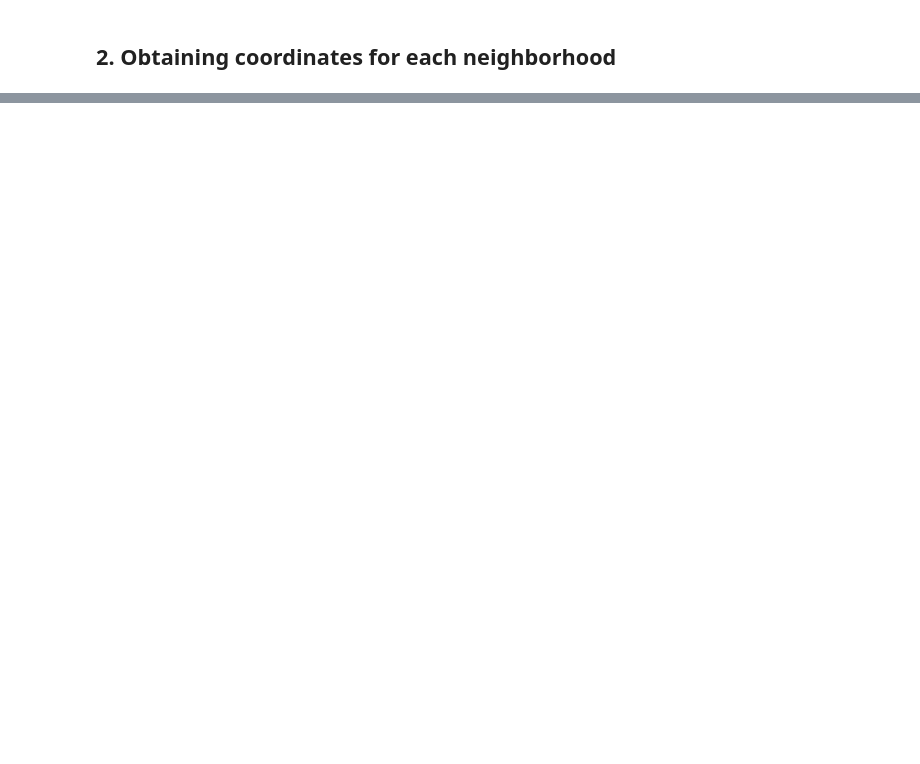
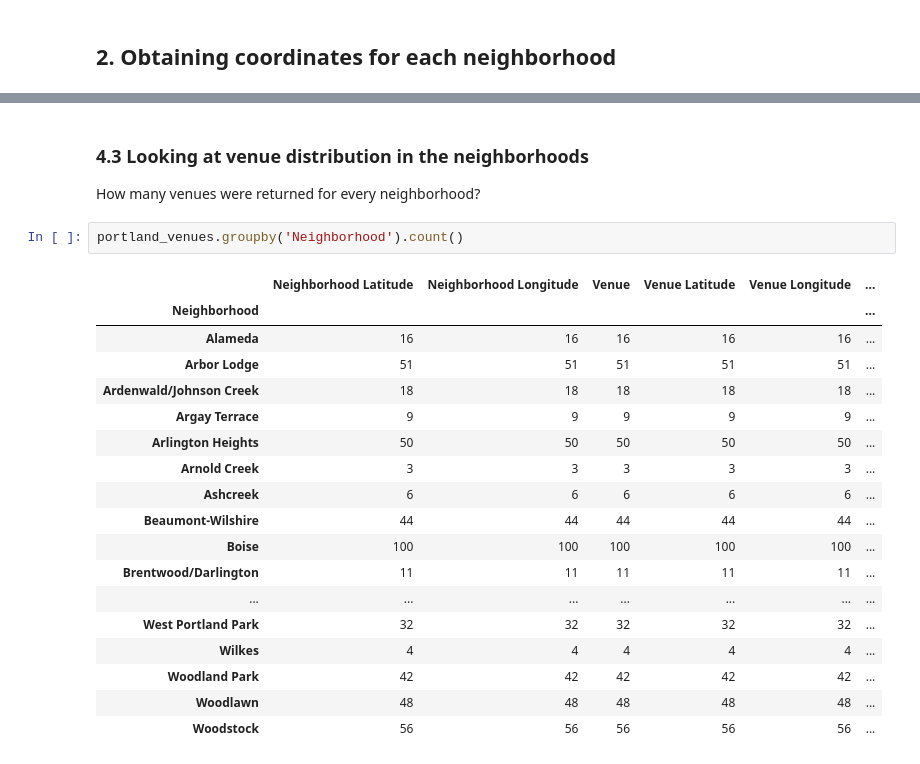
Before and after one commit to escalante-cr/Using_K_Means_to_cluster_neighborhood_data_for_a_landscaping_startup, a Jupyter notebook: Capstone_notebook.ipynb, the cells around one changed output, grey strips where cells are left out. Saved outputs shown, nothing was run; the diff lists cells and outputs as text; blank space fills up the shorter version.

```diff
--- a/Capstone_notebook.ipynb
+++ b/Capstone_notebook.ipynb
@@ -150,0 +390,25 @@ AttributeError: 'NoneType' object has no attribute 'append'
+# %% [markdown]
+### 4.3 Looking at venue distribution in the neighborhoods
+
+How many venues were returned for every neighborhood?
+# %%
+portland_venues.groupby('Neighborhood').count()
+# %% [output]
+|  | Neighborhood Latitude | Neighborhood Longitude | Venue | Venue Latitude | Venue Longitude | ... |
+| Neighborhood |  |  |  |  |  | ... |
+| Alameda | 16 | 16 | 16 | 16 | 16 | ... |
+| Arbor Lodge | 51 | 51 | 51 | 51 | 51 | ... |
+| Ardenwald/Johnson Creek | 18 | 18 | 18 | 18 | 18 | ... |
+| Argay Terrace | 9 | 9 | 9 | 9 | 9 | ... |
+| Arlington Heights | 50 | 50 | 50 | 50 | 50 | ... |
+| Arnold Creek | 3 | 3 | 3 | 3 | 3 | ... |
+| Ashcreek | 6 | 6 | 6 | 6 | 6 | ... |
+| Beaumont-Wilshire | 44 | 44 | 44 | 44 | 44 | ... |
+| Boise | 100 | 100 | 100 | 100 | 100 | ... |
+| Brentwood/Darlington | 11 | 11 | 11 | 11 | 11 | ... |
+| ... | ... | ... | ... | ... | ... | ... |
+| West Portland Park | 32 | 32 | 32 | 32 | 32 | ... |
+| Wilkes | 4 | 4 | 4 | 4 | 4 | ... |
+| Woodland Park | 42 | 42 | 42 | 42 | 42 | ... |
+| Woodlawn | 48 | 48 | 48 | 48 | 48 | ... |
+| Woodstock | 56 | 56 | 56 | 56 | 56 | ... |
```
Also changed, not shown: parts of 64 cells of this notebook.
